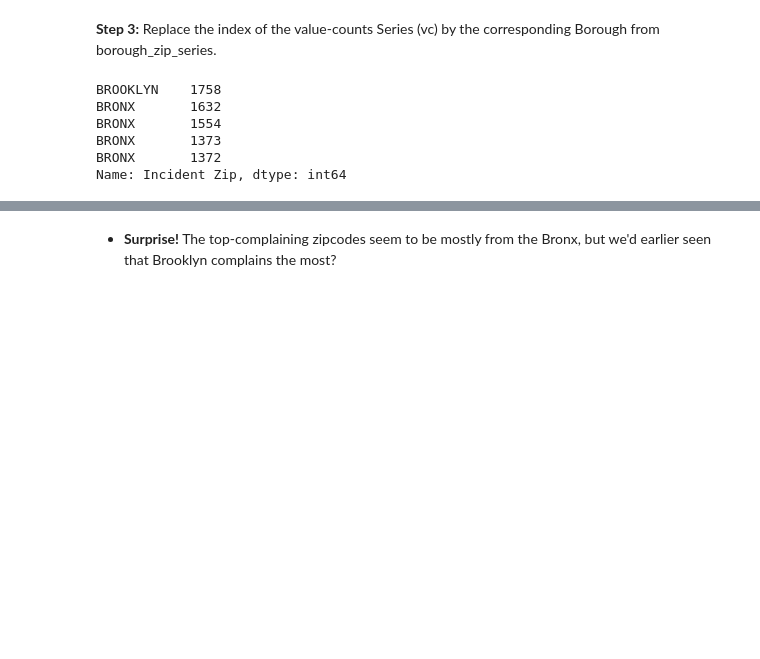
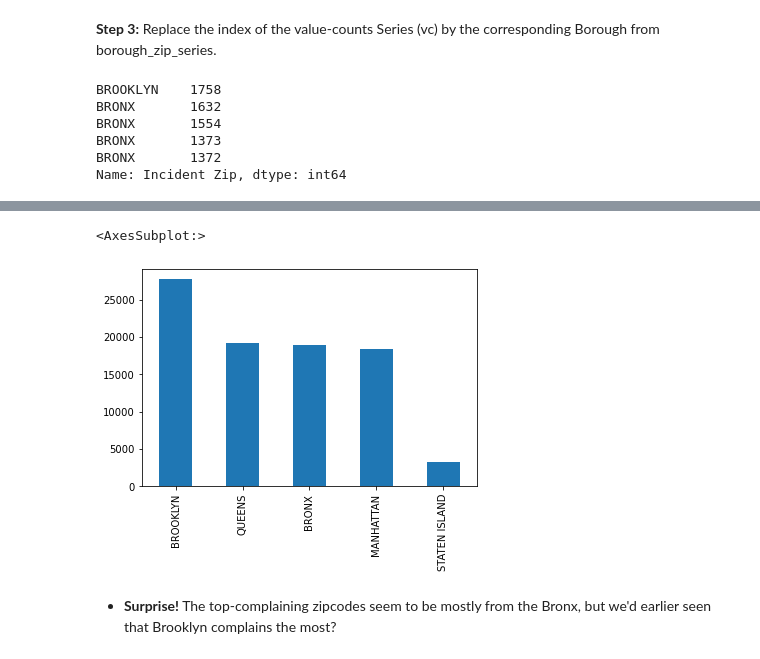
Before and after one commit to rohitashwachaks/MIS-S381N, a Jupyter notebook: Notebooks/Pandas 2 Complaints Data Analysis.ipynb, the cells around one changed output, grey strips where cells are left out. Cells and saved outputs as stored; diff of their text form; code cells hidden in the pictures; blank space fills up the shorter version.

```diff
--- a/Notebooks/Pandas 2 Complaints Data Analysis.ipynb
+++ b/Notebooks/Pandas 2 Complaints Data Analysis.ipynb
@@ -383,4 +394,9 @@ vc_renamed[:20].plot(kind='bar')
 [figure]
+# %%
+vc_renamed.groupby(vc_renamed.index.values).agg("sum").sort_values(ascending = False)[:5].plot.bar()
+# %% [output]
+<AxesSubplot:>
+[figure, added]
 # %% [markdown]
 * **Surprise!** The top-complaining zipcodes seem to be mostly from the Bronx, but we'd earlier seen that Brooklyn complains the most?
 # %%
```
Also changed, not shown: parts of 13 cells of this notebook, 15 other files.
